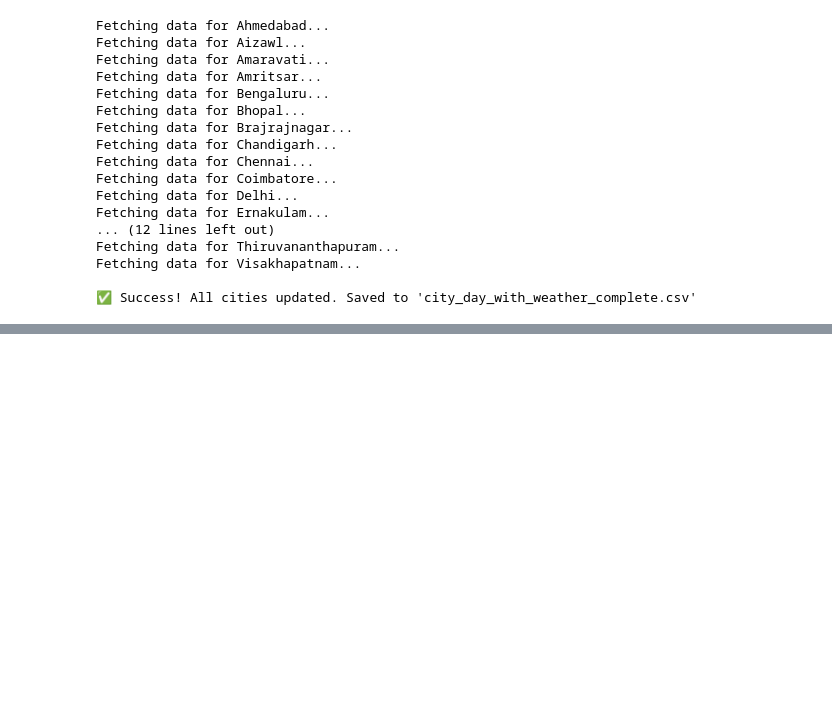
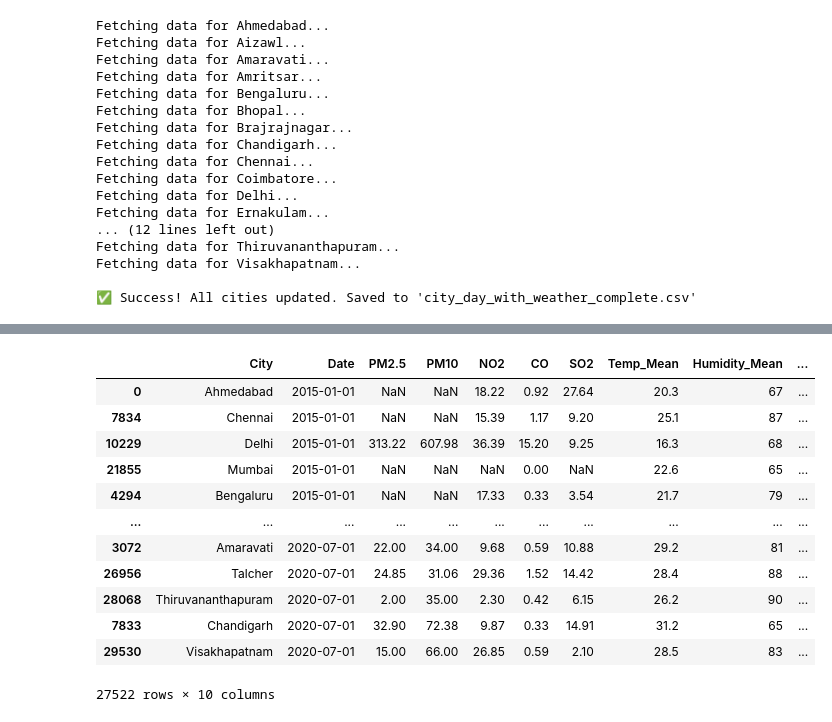
Before and after one commit to PKansakar-afk/ML_Air_Quality_Project, a Jupyter notebook: Air_Quality.ipynb, the cells around one changed output, grey strips where cells are left out. Saved outputs shown, nothing was run; the diff lists cells and outputs as text; code cells hidden in the pictures; blank space fills up the shorter version.

```diff
--- a/Air_Quality.ipynb
+++ b/Air_Quality.ipynb
@@ -186,0 +291,13 @@ memory usage: 3.6+ MB
+# %%
+columns_to_drop = [
+    'AQI_Bucket',
+    'NO',
+    'NOx',
+    'NH3',
+    'O3',
+    'Benzene',
+    'Toluene',
+    'Xylene'
+]
+
+df = df.drop(columns=columns_to_drop)
@@ -186,0 +306,4 @@ memory usage: 3.6+ MB
+# %%
+# 1. Remove all rows where City is 'Lucknow'
+df = df[df['City'] != 'Lucknow']
+df = df.drop(columns=['AQI'])
@@ -186,0 +324,16 @@ memory usage: 3.6+ MB
+# %%
+df
+# %% [output]
+|  | City | Date | PM2.5 | PM10 | NO2 | CO | SO2 | Temp_Mean | Humidity_Mean | ... |
+| 0 | Ahmedabad | 2015-01-01 | NaN | NaN | 18.22 | 0.92 | 27.64 | 20.3 | 67 | ... |
+| 7834 | Chennai | 2015-01-01 | NaN | NaN | 15.39 | 1.17 | 9.20 | 25.1 | 87 | ... |
+| 10229 | Delhi | 2015-01-01 | 313.22 | 607.98 | 36.39 | 15.20 | 9.25 | 16.3 | 68 | ... |
+| 21855 | Mumbai | 2015-01-01 | NaN | NaN | NaN | 0.00 | NaN | 22.6 | 65 | ... |
+| 4294 | Bengaluru | 2015-01-01 | NaN | NaN | 17.33 | 0.33 | 3.54 | 21.7 | 79 | ... |
+| ... | ... | ... | ... | ... | ... | ... | ... | ... | ... | ... |
+| 3072 | Amaravati | 2020-07-01 | 22.00 | 34.00 | 9.68 | 0.59 | 10.88 | 29.2 | 81 | ... |
+| 26956 | Talcher | 2020-07-01 | 24.85 | 31.06 | 29.36 | 1.52 | 14.42 | 28.4 | 88 | ... |
+| 28068 | Thiruvananthapuram | 2020-07-01 | 2.00 | 35.00 | 2.30 | 0.42 | 6.15 | 26.2 | 90 | ... |
+| 7833 | Chandigarh | 2020-07-01 | 32.90 | 72.38 | 9.87 | 0.33 | 14.91 | 31.2 | 65 | ... |
+| 29530 | Visakhapatnam | 2020-07-01 | 15.00 | 66.00 | 26.85 | 0.59 | 2.10 | 28.5 | 83 | ... |
+27522 rows × 10 columns
```
Also changed, not shown: parts of 10 cells of this notebook.
